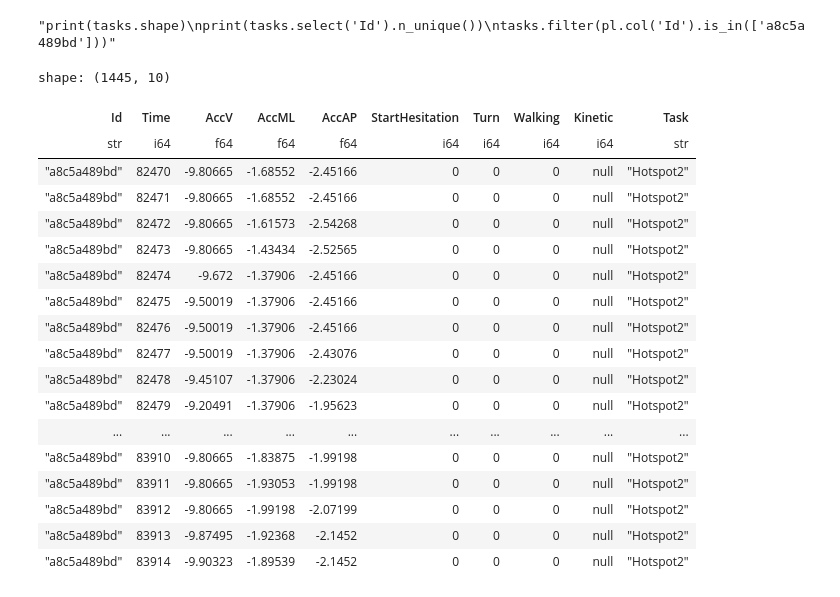
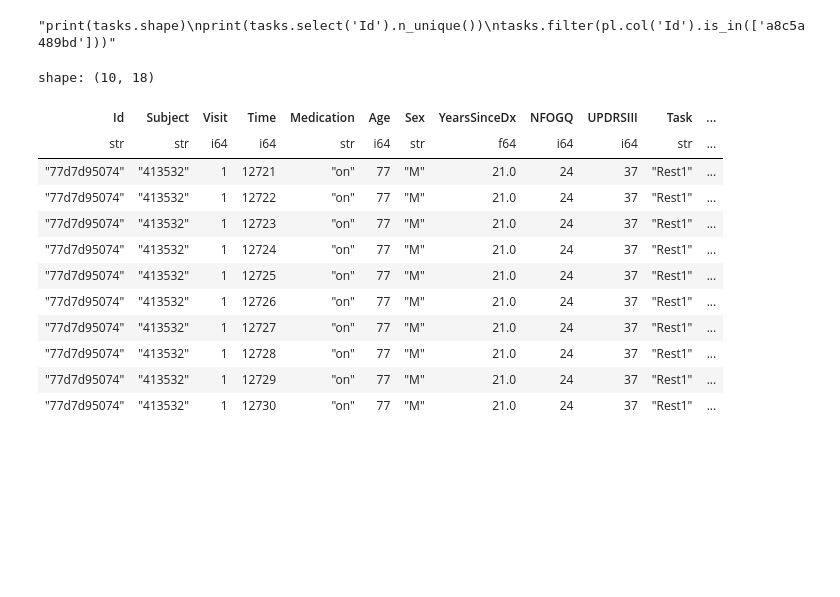
Before and after one commit to sumaniitm/parkinsons-freezing-gait-prediction, a Jupyter notebook: eda-on-data-using-polars.ipynb, the cells around one changed output. Drawn from its saved outputs; the diff is of its cells as text; code cells hidden in the pictures; blank space fills up the shorter version.

```diff
--- a/eda-on-data-using-polars.ipynb
+++ b/eda-on-data-using-polars.ipynb
@@ -270,28 +241,17 @@ for dirname, _, filenames in os.walk('/kaggle/input/tlvmc-parkinsons-freezing-ga
-# %%
-
-#defog_train_data.groupby('Id').agg(pl.col('Time').count())
-#defog_train_data.select('Task').unique()
-"""del defog_train_data
-gc.collect()"""
-defog_train_data.filter((pl.col('Id')=='a8c5a489bd') & (pl.col('Time')>=82469)).sort('Time')
-# %% [output]
-shape: (1445, 10)
-| Id | Time | AccV | AccML | AccAP | StartHesitation | Turn | Walking | Kinetic | Task |
-| str | i64 | f64 | f64 | f64 | i64 | i64 | i64 | i64 | str |
-| "a8c5a489bd" | 82470 | -9.80665 | -1.68552 | -2.45166 | 0 | 0 | 0 | null | "Hotspot2" |
-| "a8c5a489bd" | 82471 | -9.80665 | -1.68552 | -2.45166 | 0 | 0 | 0 | null | "Hotspot2" |
-| "a8c5a489bd" | 82472 | -9.80665 | -1.61573 | -2.54268 | 0 | 0 | 0 | null | "Hotspot2" |
-| "a8c5a489bd" | 82473 | -9.80665 | -1.43434 | -2.52565 | 0 | 0 | 0 | null | "Hotspot2" |
-| "a8c5a489bd" | 82474 | -9.672 | -1.37906 | -2.45166 | 0 | 0 | 0 | null | "Hotspot2" |
-| "a8c5a489bd" | 82475 | -9.50019 | -1.37906 | -2.45166 | 0 | 0 | 0 | null | "Hotspot2" |
-| "a8c5a489bd" | 82476 | -9.50019 | -1.37906 | -2.45166 | 0 | 0 | 0 | null | "Hotspot2" |
-| "a8c5a489bd" | 82477 | -9.50019 | -1.37906 | -2.43076 | 0 | 0 | 0 | null | "Hotspot2" |
-| "a8c5a489bd" | 82478 | -9.45107 | -1.37906 | -2.23024 | 0 | 0 | 0 | null | "Hotspot2" |
-| "a8c5a489bd" | 82479 | -9.20491 | -1.37906 | -1.95623 | 0 | 0 | 0 | null | "Hotspot2" |
-| ... | ... | ... | ... | ... | ... | ... | ... | ... | ... |
-| "a8c5a489bd" | 83910 | -9.80665 | -1.83875 | -1.99198 | 0 | 0 | 0 | null | "Hotspot2" |
-| "a8c5a489bd" | 83911 | -9.80665 | -1.93053 | -1.99198 | 0 | 0 | 0 | null | "Hotspot2" |
-| "a8c5a489bd" | 83912 | -9.80665 | -1.99198 | -2.07199 | 0 | 0 | 0 | null | "Hotspot2" |
-| "a8c5a489bd" | 83913 | -9.87495 | -1.92368 | -2.1452 | 0 | 0 | 0 | null | "Hotspot2" |
-| "a8c5a489bd" | 83914 | -9.90323 | -1.89539 | -2.1452 | 0 | 0 | 0 | null | "Hotspot2" |
+# %%
+defog_train_data_with_metadata.head(10)
+# %% [output]
+shape: (10, 18)
+| Id | Subject | Visit | Time | Medication | Age | Sex | YearsSinceDx | NFOGQ | UPDRSIII | Task | ... |
+| str | str | i64 | i64 | str | i64 | str | f64 | i64 | i64 | str | ... |
+| "77d7d95074" | "413532" | 1 | 12721 | "on" | 77 | "M" | 21.0 | 24 | 37 | "Rest1" | ... |
+| "77d7d95074" | "413532" | 1 | 12722 | "on" | 77 | "M" | 21.0 | 24 | 37 | "Rest1" | ... |
+| "77d7d95074" | "413532" | 1 | 12723 | "on" | 77 | "M" | 21.0 | 24 | 37 | "Rest1" | ... |
+| "77d7d95074" | "413532" | 1 | 12724 | "on" | 77 | "M" | 21.0 | 24 | 37 | "Rest1" | ... |
+| "77d7d95074" | "413532" | 1 | 12725 | "on" | 77 | "M" | 21.0 | 24 | 37 | "Rest1" | ... |
+| "77d7d95074" | "413532" | 1 | 12726 | "on" | 77 | "M" | 21.0 | 24 | 37 | "Rest1" | ... |
+| "77d7d95074" | "413532" | 1 | 12727 | "on" | 77 | "M" | 21.0 | 24 | 37 | "Rest1" | ... |
+| "77d7d95074" | "413532" | 1 | 12728 | "on" | 77 | "M" | 21.0 | 24 | 37 | "Rest1" | ... |
+| "77d7d95074" | "413532" | 1 | 12729 | "on" | 77 | "M" | 21.0 | 24 | 37 | "Rest1" | ... |
+| "77d7d95074" | "413532" | 1 | 12730 | "on" | 77 | "M" | 21.0 | 24 | 37 | "Rest1" | ... |
 # %%
```
Also changed, not shown: parts of 8 cells of this notebook.
